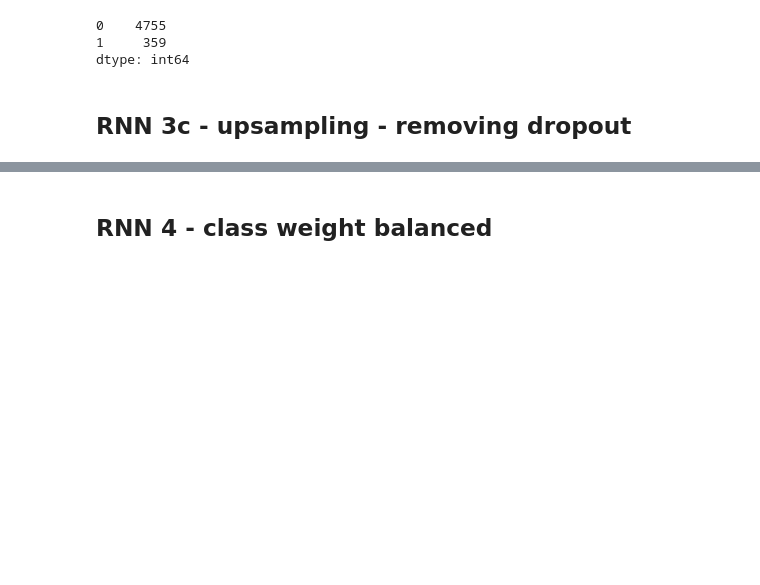
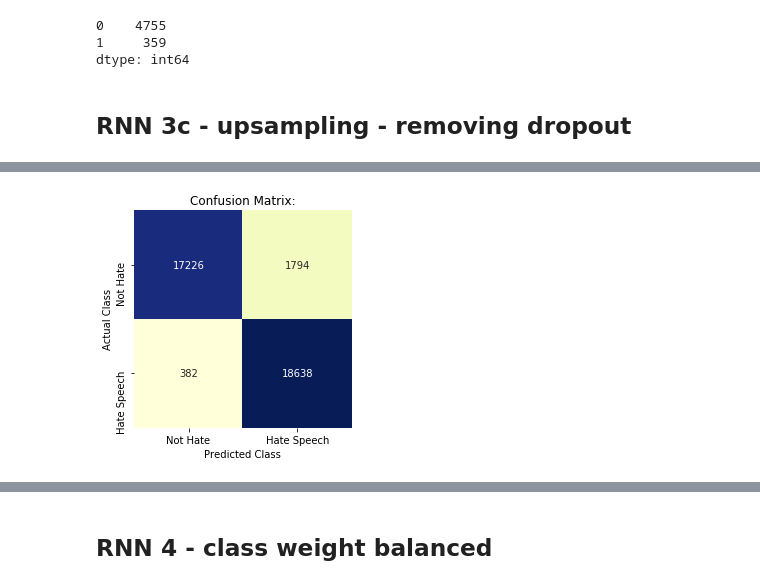
Before and after one commit to mguptaphd/Twitter-Hate-Classification-Project, a Jupyter notebook: RNN-Early-Model-Comparisons.ipynb, the cells around one changed output, grey strips where cells are left out. Drawn from its saved outputs; the diff is of its cells as text; code cells hidden in the pictures; blank space fills up the shorter version.

```diff
--- a/RNN-Early-Model-Comparisons.ipynb
+++ b/RNN-Early-Model-Comparisons.ipynb
@@ -781,0 +1017,5 @@ y_adj_val3c, cm3c = adjust_threshold_and_score(y_val, y_val_prob3c, .8, RNN = Tr
+# %%
+y_train_pred3d = model3d.predict_classes(X_train_up)
+y_val_pred3d = model3d.predict_classes(X_val)
+y_train_prob3d = model3d.predict_proba(X_train_up)
+y_val_prob3d = model3d.predict_proba(X_val)
@@ -781,0 +1034,4 @@ y_adj_val3c, cm3c = adjust_threshold_and_score(y_val, y_val_prob3c, .8, RNN = Tr
+# %%
+seaborn_confusion_matrix(y_train_up, y_train_pred3d)
+# %% [output]
+[figure, added]
```
Also changed, not shown: parts of 58 cells of this notebook, 12 other files.
